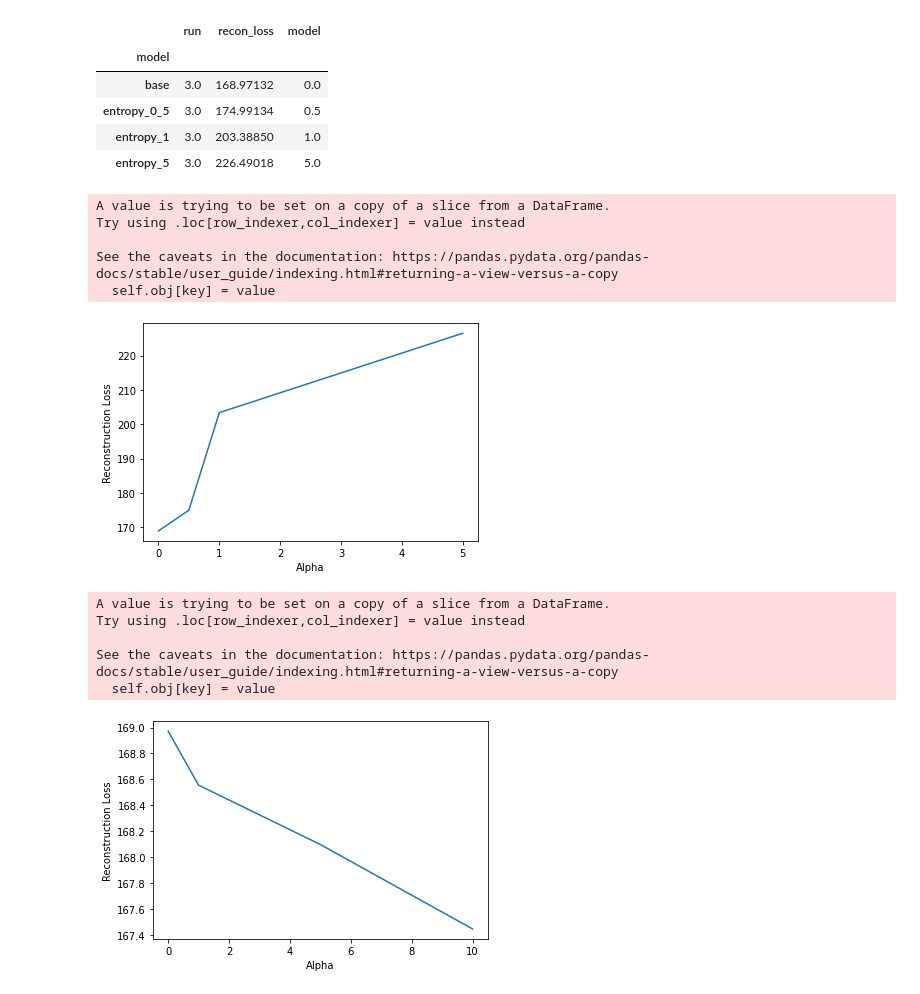
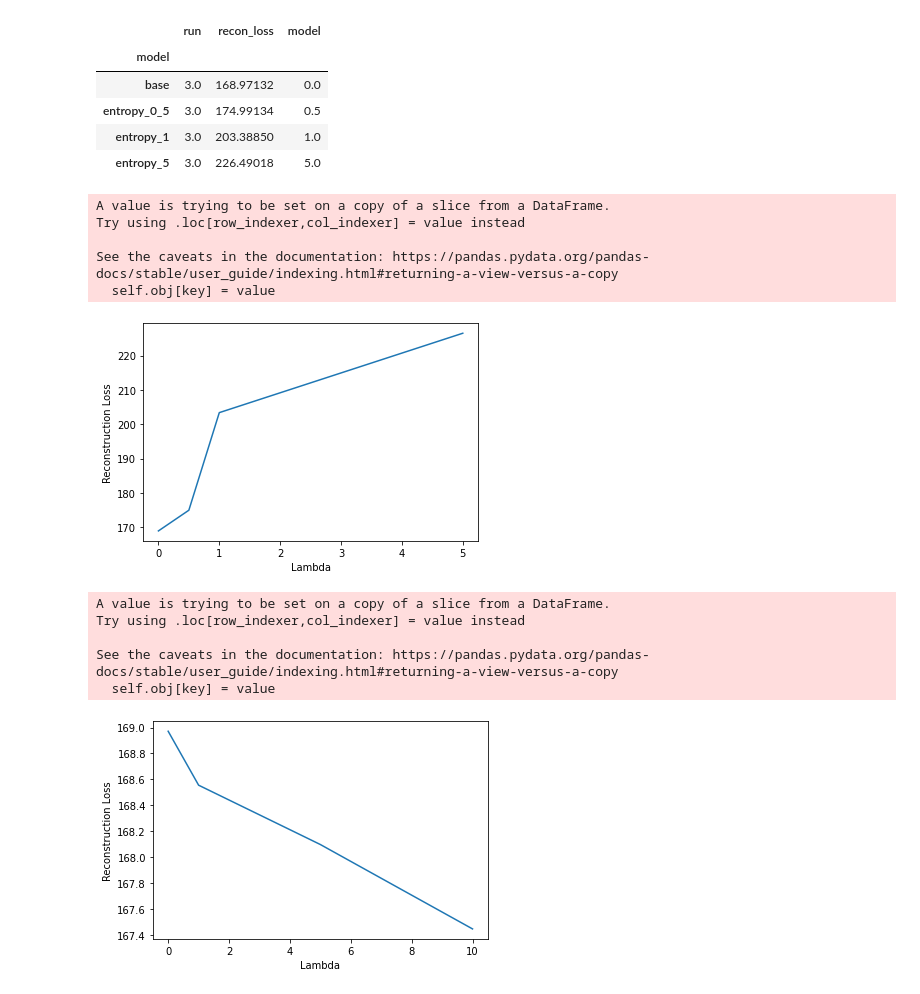
Before and after one commit to harrya32/encoder_attribution_priors, a Jupyter notebook: testing.ipynb, the cells around one changed output. Saved outputs shown, nothing was run; the diff lists cells and outputs as text; code cells hidden in the pictures.

```diff
--- a/testing.ipynb
+++ b/testing.ipynb
@@ -316,26 +316,26 @@ entropy_losses
 # %%
 entropy_losses = loss_means.iloc[[0,1,2,3], :]
 entropy_losses.loc[:, 'model'] = [0,0.5,1,5]
 entropy_losses = entropy_losses.set_index('model')
 
 plt.plot(entropy_losses['recon_loss'])
-plt.xlabel('Alpha')
+plt.xlabel('Lambda')
 plt.ylabel('Reconstruction Loss')
 plt.savefig('experiments/results/mnist/entropy_recon_loss.pdf')
 # %% [output]
 A value is trying to be set on a copy of a slice from a DataFrame.
 Try using .loc[row_indexer,col_indexer] = value instead
 
 See the caveats in the documentation: https://pandas.pydata.org/pandas-docs/stable/user_guide/indexing.html#returning-a-view-versus-a-copy
   self.obj[key] = value
-[figure, old version]
+[figure, new version]
 # %%
 pearson_losses = loss_means.iloc[[0,4,6,5], :]
 pearson_losses.loc[:, 'model'] = [0,1,5,10]
 pearson_losses = pearson_losses.set_index('model')
 
 plt.plot(pearson_losses['recon_loss'])
-plt.xlabel('Alpha')
+plt.xlabel('Lambda')
 plt.ylabel('Reconstruction Loss')
 plt.savefig('experiments/results/mnist/pearson_recon_loss.pdf')
 # %% [output]
@@ -344,4 +344,4 @@ Try using .loc[row_indexer,col_indexer] = value instead
 
 See the caveats in the documentation: https://pandas.pydata.org/pandas-docs/stable/user_guide/indexing.html#returning-a-view-versus-a-copy
   self.obj[key] = value
-[figure, old version]
+[figure, new version]
```
Also changed, not shown: parts of 2 cells of this notebook, 12 other files.
